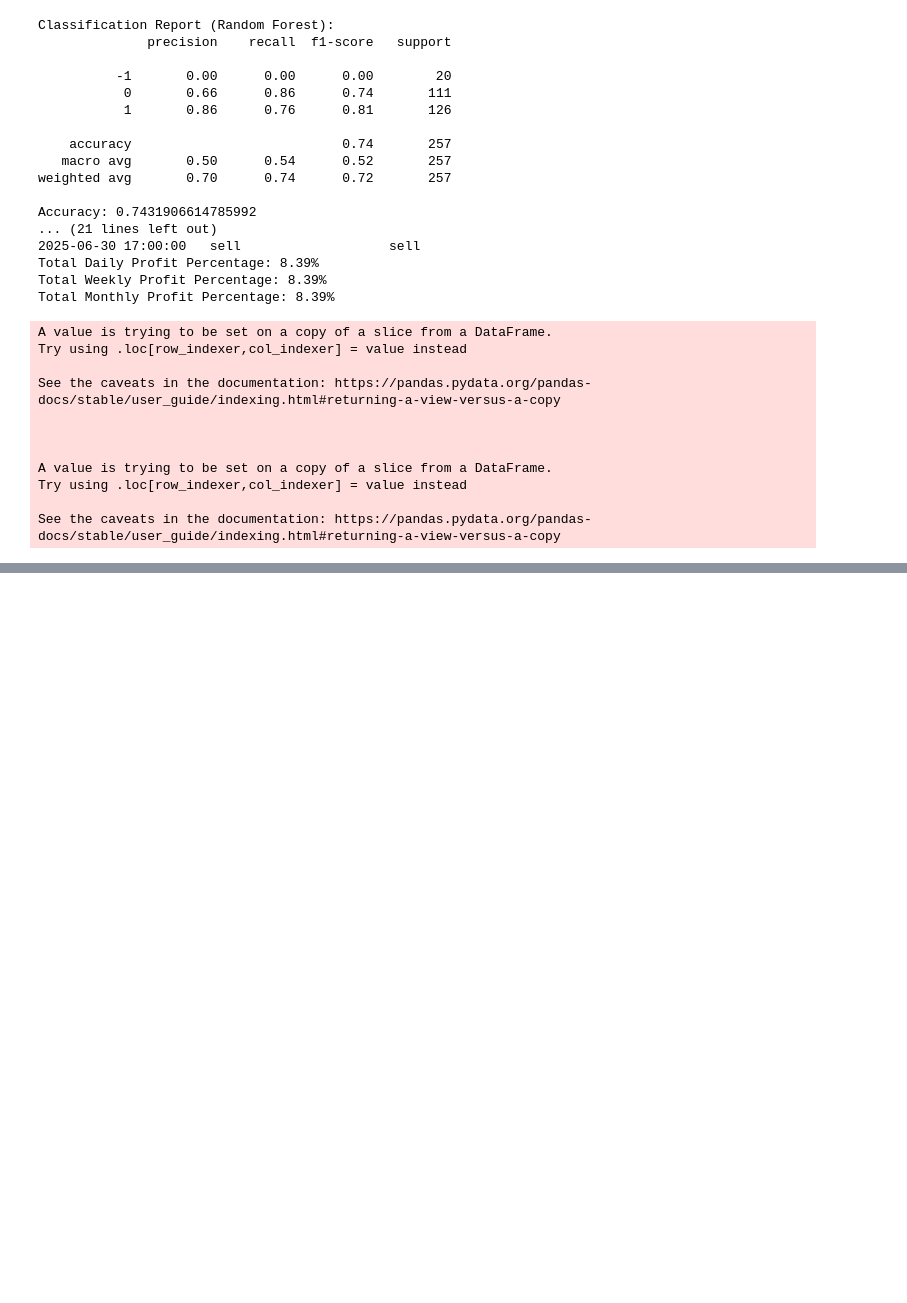
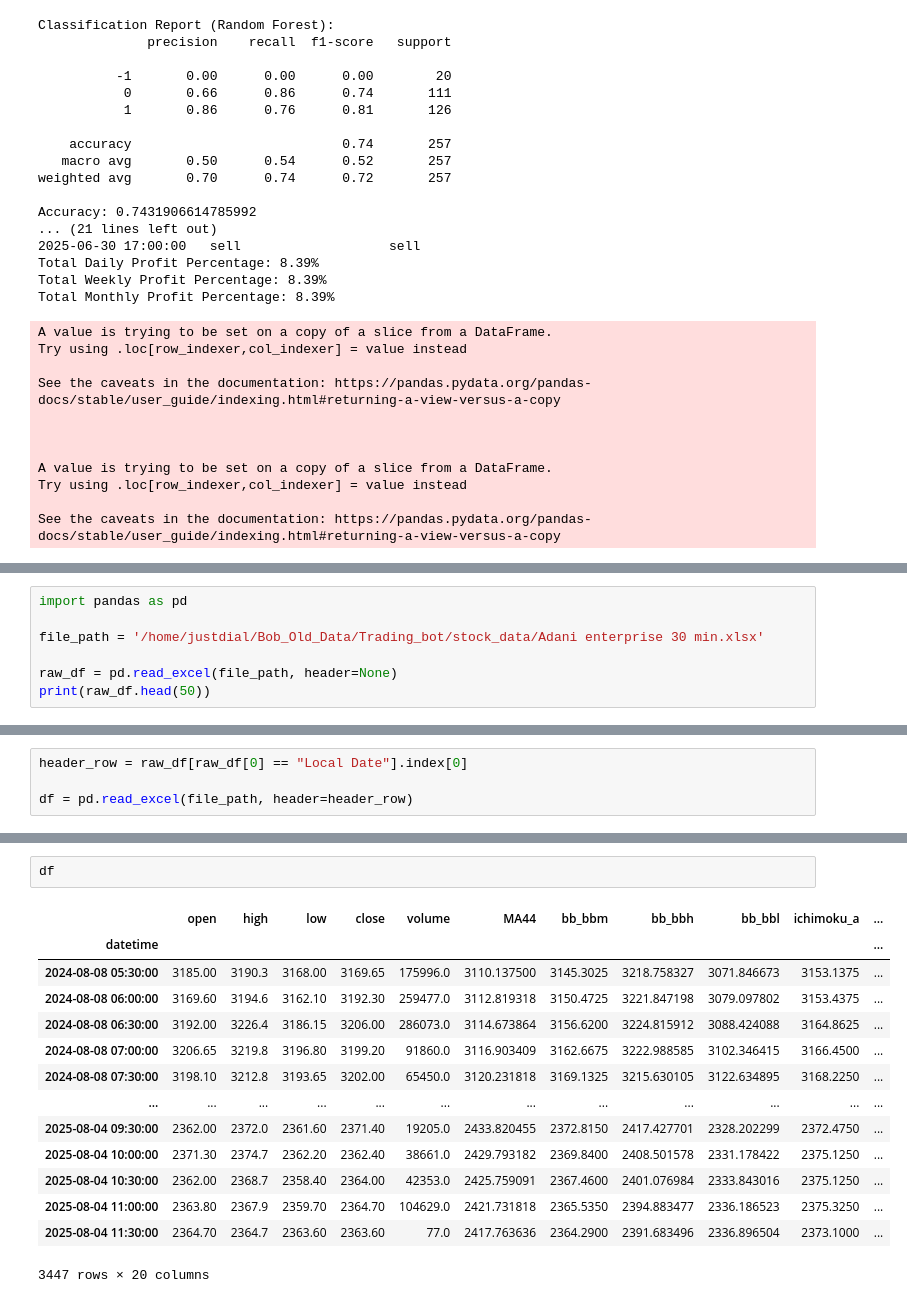
Before and after one commit to ProBob-code/Trading_bot, a Jupyter notebook: trade_test.ipynb, the cells around one changed output, grey strips where cells are left out. Saved outputs shown, nothing was run; the diff lists cells and outputs as text; blank space fills up the shorter version.

```diff
--- a/trade_test.ipynb
+++ b/trade_test.ipynb
@@ -2051,0 +2292,7 @@ See the caveats in the documentation: https://pandas.pydata.org/pandas-docs/stab
+# %%
+import pandas as pd
+
+file_path = '/home/justdial/Bob_Old_Data/Trading_bot/stock_data/Adani enterprise 30 min.xlsx'
+
+raw_df = pd.read_excel(file_path, header=None)
+print(raw_df.head(50))
@@ -2051,0 +2317,4 @@ See the caveats in the documentation: https://pandas.pydata.org/pandas-docs/stab
+# %%
+header_row = raw_df[raw_df[0] == "Local Date"].index[0]
+
+df = pd.read_excel(file_path, header=header_row)
@@ -2051,0 +3219,17 @@ See the caveats in the documentation: https://pandas.pydata.org/pandas-docs/stab
+# %%
+df
+# %% [output]
+|  | open | high | low | close | volume | MA44 | bb_bbm | bb_bbh | bb_bbl | ichimoku_a | ... |
+| datetime |  |  |  |  |  |  |  |  |  |  | ... |
+| 2024-08-08 05:30:00 | 3185.00 | 3190.3 | 3168.00 | 3169.65 | 175996.0 | 3110.137500 | 3145.3025 | 3218.758327 | 3071.846673 | 3153.1375 | ... |
+| 2024-08-08 06:00:00 | 3169.60 | 3194.6 | 3162.10 | 3192.30 | 259477.0 | 3112.819318 | 3150.4725 | 3221.847198 | 3079.097802 | 3153.4375 | ... |
+| 2024-08-08 06:30:00 | 3192.00 | 3226.4 | 3186.15 | 3206.00 | 286073.0 | 3114.673864 | 3156.6200 | 3224.815912 | 3088.424088 | 3164.8625 | ... |
+| 2024-08-08 07:00:00 | 3206.65 | 3219.8 | 3196.80 | 3199.20 | 91860.0 | 3116.903409 | 3162.6675 | 3222.988585 | 3102.346415 | 3166.4500 | ... |
+| 2024-08-08 07:30:00 | 3198.10 | 3212.8 | 3193.65 | 3202.00 | 65450.0 | 3120.231818 | 3169.1325 | 3215.630105 | 3122.634895 | 3168.2250 | ... |
+| ... | ... | ... | ... | ... | ... | ... | ... | ... | ... | ... | ... |
+| 2025-08-04 09:30:00 | 2362.00 | 2372.0 | 2361.60 | 2371.40 | 19205.0 | 2433.820455 | 2372.8150 | 2417.427701 | 2328.202299 | 2372.4750 | ... |
+| 2025-08-04 10:00:00 | 2371.30 | 2374.7 | 2362.20 | 2362.40 | 38661.0 | 2429.793182 | 2369.8400 | 2408.501578 | 2331.178422 | 2375.1250 | ... |
+| 2025-08-04 10:30:00 | 2362.00 | 2368.7 | 2358.40 | 2364.00 | 42353.0 | 2425.759091 | 2367.4600 | 2401.076984 | 2333.843016 | 2375.1250 | ... |
+| 2025-08-04 11:00:00 | 2363.80 | 2367.9 | 2359.70 | 2364.70 | 104629.0 | 2421.731818 | 2365.5350 | 2394.883477 | 2336.186523 | 2375.3250 | ... |
+| 2025-08-04 11:30:00 | 2364.70 | 2364.7 | 2363.60 | 2363.60 | 77.0 | 2417.763636 | 2364.2900 | 2391.683496 | 2336.896504 | 2373.1000 | ... |
+3447 rows × 20 columns
```
Also changed, not shown: parts of 22 cells of this notebook, 9 other files.
